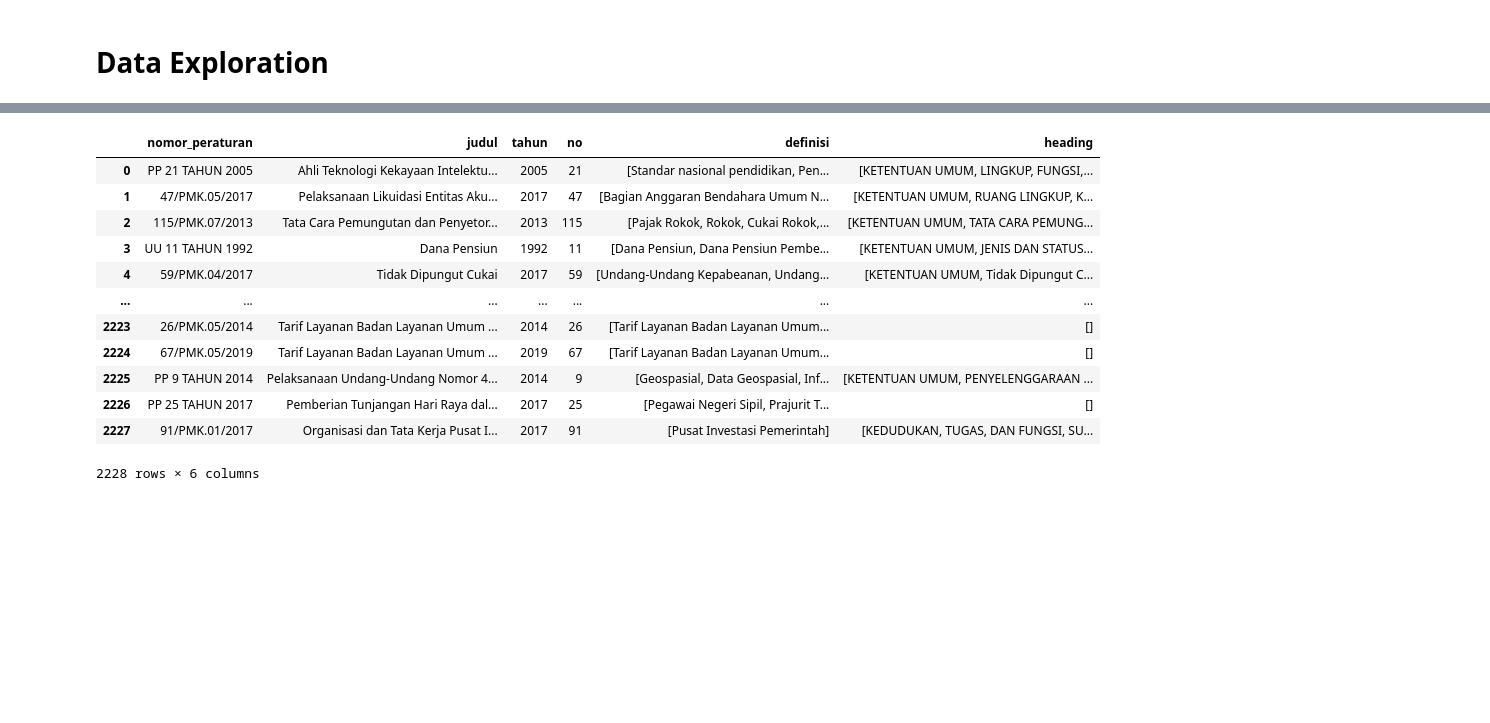
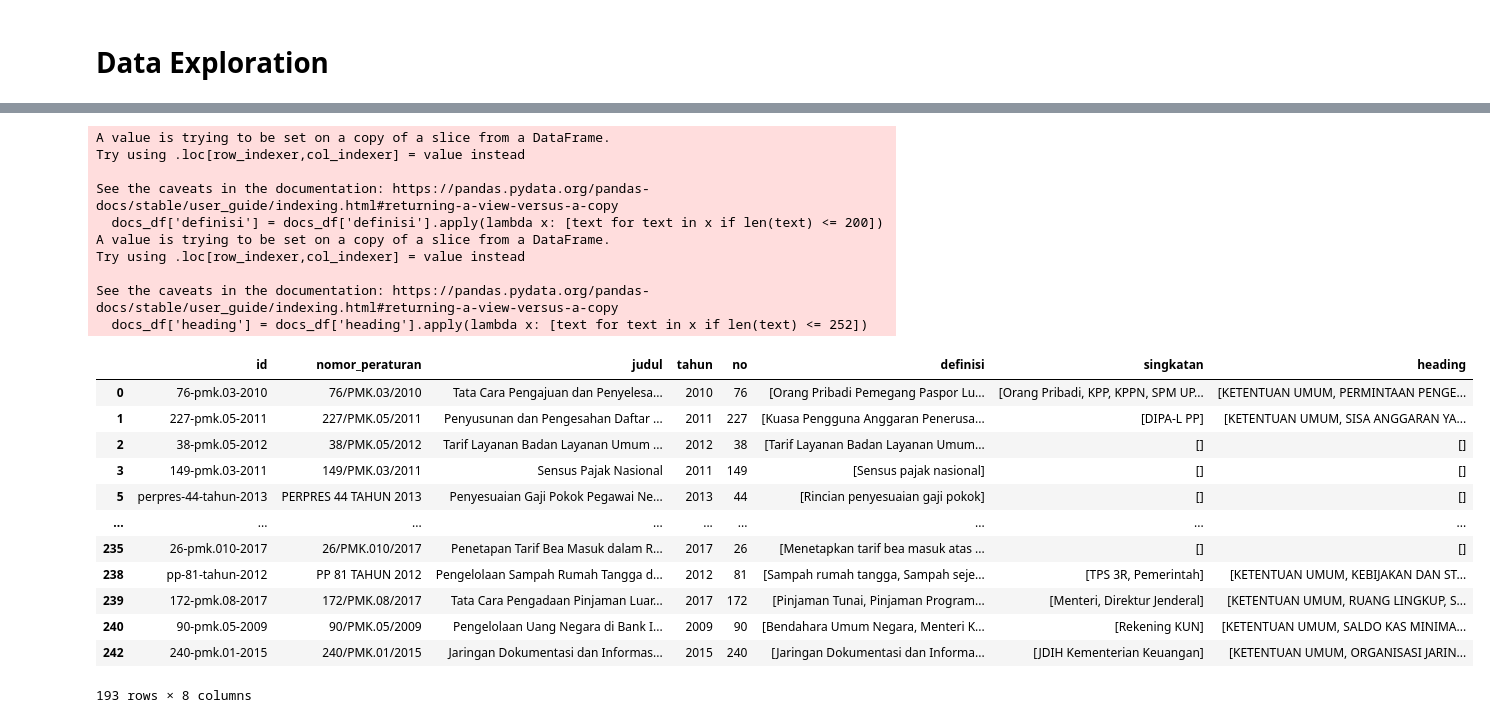
Before and after one commit to harishartanto/indonesian-legal-network-analysis, a Jupyter notebook: topic extraction/heuristics/text_preprocessing.ipynb, the cells around one changed output, grey strips where cells are left out. Saved outputs shown, nothing was run; the diff lists cells and outputs as text; code cells hidden in the pictures; blank space fills up the shorter version.

```diff
--- a/topic extraction/heuristics/text_preprocessing.ipynb
+++ b/topic extraction/heuristics/text_preprocessing.ipynb
@@ -142,0 +108,4 @@ data
+# %%
+# filter out records with _source.Judul started with "Perubahan"
+docs_df = docs_df[~docs_df['judul'].str.startswith('Perubahan')]
+docs_df
@@ -142,0 +126,26 @@ data
+# %%
+# evaluate the string into list from definisi, singkatan, and heading column
+docs_df.loc[:, 'definisi'] = docs_df['definisi'].apply(lambda x: eval(x))
+docs_df.loc[:, 'singkatan'] = docs_df['singkatan'].apply(lambda x: eval(x))
+docs_df.loc[:, 'heading'] = docs_df['heading'].apply(lambda x: eval(x))
+# %%
+# clean the text in definisi, singkatan, and heading column
+docs_df.loc[:, 'definisi'] = docs_df['definisi'].apply(lambda x: clean_keywords(x))
+docs_df.loc[:, 'singkatan'] = docs_df['singkatan'].apply(lambda x: clean_keywords(x))
+docs_df.loc[:, 'heading'] = docs_df['heading'].apply(lambda x: clean_keywords(x))
+
+# remove start and end punctuation in judul, definisi, singkatan, and heading column
+docs_df.loc[:, 'judul'] = docs_df['judul'].apply(lambda x: remove_startend_punct(x))
+docs_df.loc[:, 'definisi'] = docs_df['definisi'].apply(lambda x: remove_startend_punct(x))
+docs_df.loc[:, 'singkatan'] = docs_df['singkatan'].apply(lambda x: remove_startend_punct(x))
+docs_df.loc[:, 'heading'] = docs_df['heading'].apply(lambda x: remove_startend_punct(x))
+
+# post clean the text in definisi, singkatan, and heading column
+docs_df.loc[:, 'definisi'] = docs_df['definisi'].apply(lambda x: clean_keywords(x))
+docs_df.loc[:, 'singkatan'] = docs_df['singkatan'].apply(lambda x: clean_keywords(x))
+docs_df.loc[:, 'heading'] = docs_df['heading'].apply(lambda x: clean_keywords(x))
+
+# remove blank text in definisi, singkatan, and heading column
+docs_df.loc[:, 'definisi'] = docs_df['definisi'].apply(lambda x: remove_blank(x))
+docs_df.loc[:, 'singkatan'] = docs_df['singkatan'].apply(lambda x: remove_blank(x))
+docs_df.loc[:, 'heading'] = docs_df['heading'].apply(lambda x: remove_blank(x))
@@ -149,13 +174,13 @@ all_heading = []
 all_def_index = []
 all_head_index = []
 
-for i, definisi in enumerate(data['definisi']):
+for i, definisi in enumerate(docs_df['definisi']):
     for text in definisi:
         if text != '':
             all_def_index.append(i)
             all_definisi.append(text)
 
-for i, heading in enumerate(data['heading']):
+for i, heading in enumerate(docs_df['heading']):
     for text in heading:
         if text != '':
             all_head_index.append(i)
@@ -259,19 +243,29 @@ heading_df[heading_df['length'] > 260]
 # %%
 # filter & remove value in definisi & heading
-data['definisi'] = data['definisi'].apply(lambda x: [text for text in x if len(text) <= 360])
-data['heading'] = data['heading'].apply(lambda x: [text for text in x if len(text) <= 260])
-data
+docs_df['definisi'] = docs_df['definisi'].apply(lambda x: [text for text in x if len(text) <= 200])
+docs_df['heading'] = docs_df['heading'].apply(lambda x: [text for text in x if len(text) <= 252])
+docs_df
 # %% [output]
+A value is trying to be set on a copy of a slice from a DataFrame.
+Try using .loc[row_indexer,col_indexer] = value instead
+
+See the caveats in the documentation: https://pandas.pydata.org/pandas-docs/stable/user_guide/indexing.html#returning-a-view-versus-a-copy
+  docs_df['definisi'] = docs_df['definisi'].apply(lambda x: [text for text in x if len(text) <= 200])
+A value is trying to be set on a copy of a slice from a DataFrame.
+Try using .loc[row_indexer,col_indexer] = value instead
+
+See the caveats in the documentation: https://pandas.pydata.org/pandas-docs/stable/user_guide/indexing.html#returning-a-view-versus-a-copy
+  docs_df['heading'] = docs_df['heading'].apply(lambda x: [text for text in x if len(text) <= 252])
-|  | nomor_peraturan | judul | tahun | no | definisi | heading |
-| 0 | PP 21 TAHUN 2005 | Ahli Teknologi Kekayaan Intelektu... | 2005 | 21 | [Standar nasional pendidikan, Pen... | [KETENTUAN UMUM, LINGKUP, FUNGSI,... |
-| 1 | 47/PMK.05/2017 | Pelaksanaan Likuidasi Entitas Aku... | 2017 | 47 | [Bagian Anggaran Bendahara Umum N... | [KETENTUAN UMUM, RUANG LINGKUP, K... |
-| 2 | 115/PMK.07/2013 | Tata Cara Pemungutan dan Penyetor... | 2013 | 115 | [Pajak Rokok, Rokok, Cukai Rokok,... | [KETENTUAN UMUM, TATA CARA PEMUNG... |
-| 3 | UU 11 TAHUN 1992 | Dana Pensiun | 1992 | 11 | [Dana Pensiun, Dana Pensiun Pembe... | [KETENTUAN UMUM, JENIS DAN STATUS... |
-| 4 | 59/PMK.04/2017 | Tidak Dipungut Cukai | 2017 | 59 | [Undang-Undang Kepabeanan, Undang... | [KETENTUAN UMUM, Tidak Dipungut C... |
-| ... | ... | ... | ... | ... | ... | ... |
-| 2223 | 26/PMK.05/2014 | Tarif Layanan Badan Layanan Umum ... | 2014 | 26 | [Tarif Layanan Badan Layanan Umum... | [] |
-| 2224 | 67/PMK.05/2019 | Tarif Layanan Badan Layanan Umum ... | 2019 | 67 | [Tarif Layanan Badan Layanan Umum... | [] |
-| 2225 | PP 9 TAHUN 2014 | Pelaksanaan Undang-Undang Nomor 4... | 2014 | 9 | [Geospasial, Data Geospasial, Inf... | [KETENTUAN UMUM, PENYELENGGARAAN ... |
-| 2226 | PP 25 TAHUN 2017 | Pemberian Tunjangan Hari Raya dal... | 2017 | 25 | [Pegawai Negeri Sipil, Prajurit T... | [] |
-| 2227 | 91/PMK.01/2017 | Organisasi dan Tata Kerja Pusat I... | 2017 | 91 | [Pusat Investasi Pemerintah] | [KEDUDUKAN, TUGAS, DAN FUNGSI, SU... |
+|  | id | nomor_peraturan | judul | tahun | no | definisi | singkatan | heading |
+| 0 | 76-pmk.03-2010 | 76/PMK.03/2010 | Tata Cara Pengajuan dan Penyelesa... | 2010 | 76 | [Orang Pribadi Pemegang Paspor Lu... | [Orang Pribadi, KPP, KPPN, SPM UP... | [KETENTUAN UMUM, PERMINTAAN PENGE... |
+| 1 | 227-pmk.05-2011 | 227/PMK.05/2011 | Penyusunan dan Pengesahan Daftar ... | 2011 | 227 | [Kuasa Pengguna Anggaran Penerusa... | [DIPA-L PP] | [KETENTUAN UMUM, SISA ANGGARAN YA... |
+| 2 | 38-pmk.05-2012 | 38/PMK.05/2012 | Tarif Layanan Badan Layanan Umum ... | 2012 | 38 | [Tarif Layanan Badan Layanan Umum... | [] | [] |
+| 3 | 149-pmk.03-2011 | 149/PMK.03/2011 | Sensus Pajak Nasional | 2011 | 149 | [Sensus pajak nasional] | [] | [] |
+| 5 | perpres-44-tahun-2013 | PERPRES 44 TAHUN 2013 | Penyesuaian Gaji Pokok Pegawai Ne... | 2013 | 44 | [Rincian penyesuaian gaji pokok] | [] | [] |
+| ... | ... | ... | ... | ... | ... | ... | ... | ... |
+| 235 | 26-pmk.010-2017 | 26/PMK.010/2017 | Penetapan Tarif Bea Masuk dalam R... | 2017 | 26 | [Menetapkan tarif bea masuk atas ... | [] | [] |
+| 238 | pp-81-tahun-2012 | PP 81 TAHUN 2012 | Pengelolaan Sampah Rumah Tangga d... | 2012 | 81 | [Sampah rumah tangga, Sampah seje... | [TPS 3R, Pemerintah] | [KETENTUAN UMUM, KEBIJAKAN DAN ST... |
+| 239 | 172-pmk.08-2017 | 172/PMK.08/2017 | Tata Cara Pengadaan Pinjaman Luar... | 2017 | 172 | [Pinjaman Tunai, Pinjaman Program... | [Menteri, Direktur Jenderal] | [KETENTUAN UMUM, RUANG LINGKUP, S... |
+| 240 | 90-pmk.05-2009 | 90/PMK.05/2009 | Pengelolaan Uang Negara di Bank I... | 2009 | 90 | [Bendahara Umum Negara, Menteri K... | [Rekening KUN] | [KETENTUAN UMUM, SALDO KAS MINIMA... |
+| 242 | 240-pmk.01-2015 | 240/PMK.01/2015 | Jaringan Dokumentasi dan Informas... | 2015 | 240 | [Jaringan Dokumentasi dan Informa... | [JDIH Kementerian Keuangan] | [KETENTUAN UMUM, ORGANISASI JARIN... |
-2228 rows × 6 columns
+193 rows × 8 columns
```
Also changed, not shown: parts of 25 cells of this notebook, 8 other files.
